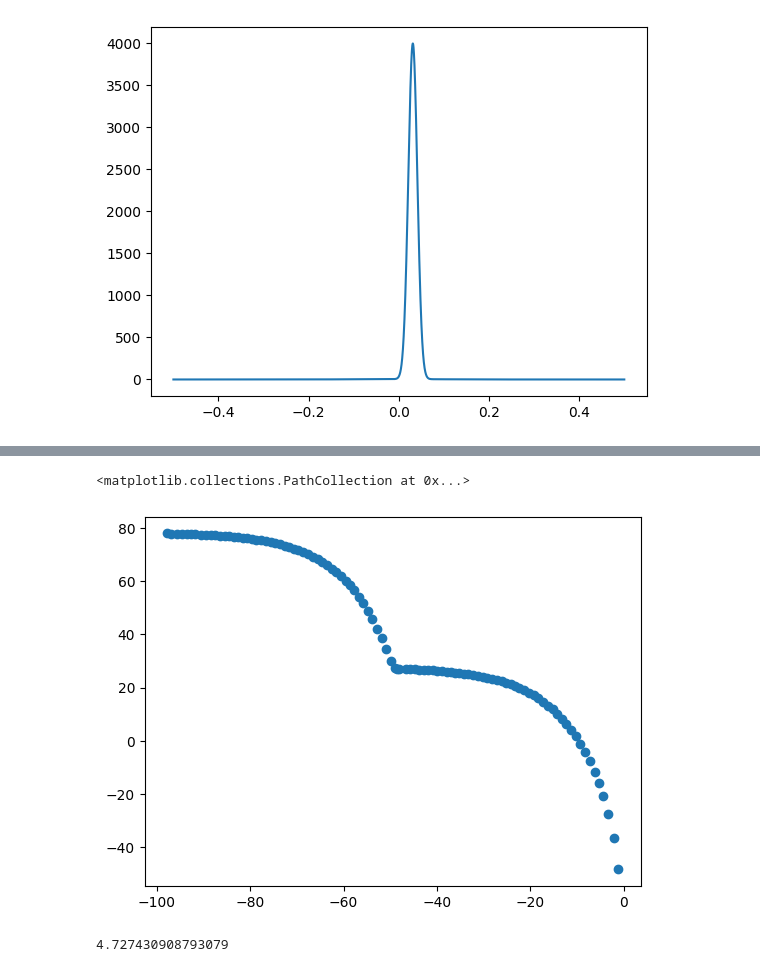
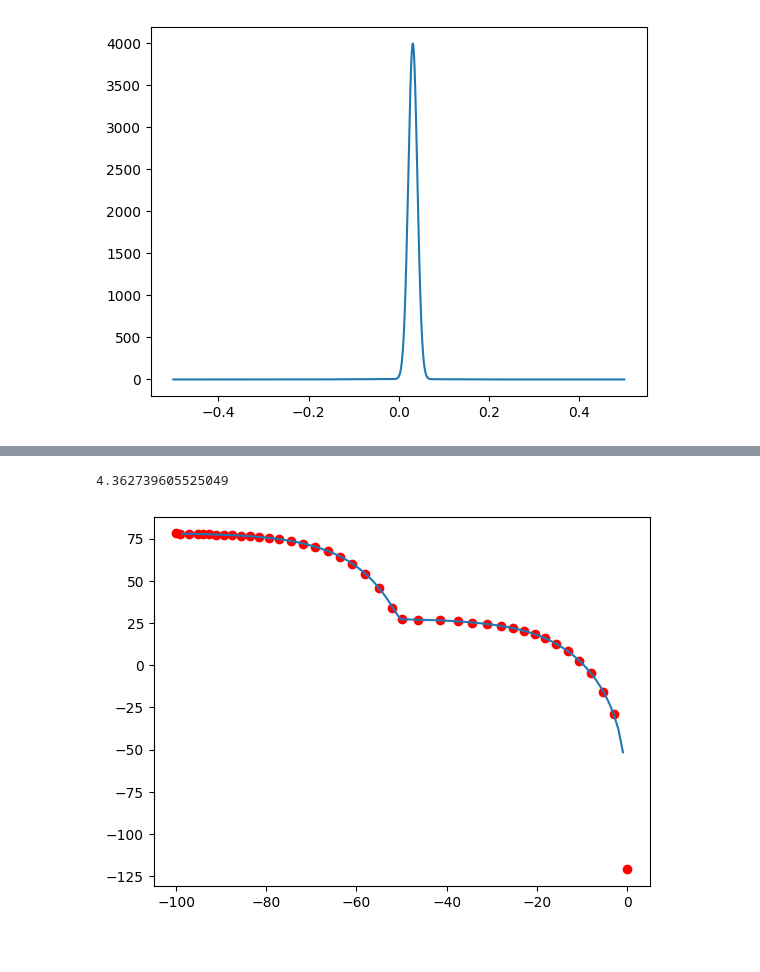
Before and after one commit to thomas-egg/nested_sampling, a Jupyter notebook: examples/spike_slab/sandbox.ipynb, the cells around one changed output, grey strips where cells are left out. Saved outputs shown, nothing was run; the diff lists cells and outputs as text; code cells hidden in the pictures.

```diff
--- a/examples/spike_slab/sandbox.ipynb
+++ b/examples/spike_slab/sandbox.ipynb
@@ -60,31 +60,32 @@ print(np.mean(y))
+# %%
+# Compute logZ
+log_Ls = np.sort(chain['L'])
+logL_bins = [level.log_likelihood_bound for level in list_levels]
+logX_bins = [level.get_log_X for level in list_levels]
+
+# Find the right index
+indices = np.searchsorted(logL_bins, log_Ls, side='right')
+
+# Find the lower and upper boundaries
+upper_bounds = np.array([list_levels[i - 1].get_log_X if i > 0 else None for i in indices])
+lower_bounds = np.array([list_levels[i].get_log_X if i < len(logL_bins) else None for i in indices])
+lower_bounds = np.array([low if low is not None else np.float64(-100.) for low in lower_bounds])
+
+# Compute random uniform logX values
+log_Xs = np.sort([np.random.uniform(lower, upper) for lower, upper in zip(lower_bounds, upper_bounds)])[::-1]
+log_Xs = np.concatenate([[np.finfo(np.float16).eps], log_Xs], axis=0)
+log_ws = np.log(np.exp(log_Xs[:-1]) - np.exp(log_Xs[1:]))
+
+# Get logZ
+log_Z = np.log(np.sum(np.exp(log_ws + log_Ls)))
+print(log_Z)
+# %% [output]
+4.362739605525049
 # %%
 logL = [level.log_likelihood_bound for level in list_levels]
 logX = [level.get_log_X for level in list_levels]
-plt.scatter(logX, logL)
+plt.plot(logX, logL)
+plt.scatter(log_Xs[1:][::100000], log_Ls[::100000], color='red')
+plt.show()
 # %% [output]
-<matplotlib.collections.PathCollection at 0x...>
-[figure, old version]
+[figure, new version]
-# %%
-# Compute logZ
-log_Ls = np.sort(chain['L'])
-logL_bins = [level.log_likelihood_bound for level in list_levels]
-logX_bins = [level.get_log_X for level in list_levels]
-
-# Find the right index
-indices = np.searchsorted(logL_bins, log_Ls, side='right')
-
-# Find the lower and upper boundaries
-upper_bounds = np.array([list_levels[i - 1].get_log_X if i > 0 else None for i in indices])
-lower_bounds = np.array([list_levels[i].get_log_X if i < len(logL_bins) else None for i in indices])
-lower_bounds = np.array([low if low is not None else np.float64(-100.) for low in lower_bounds])
-
-# Compute random uniform logX values
-log_Xs = np.sort([np.random.uniform(lower, upper) for lower, upper in zip(lower_bounds, upper_bounds)])[::-1]
-log_Xs = np.concatenate([[np.finfo(np.float32).eps], log_Xs], axis=0)
-log_ws = np.log(np.exp(log_Xs[:-1]) - np.exp(log_Xs[1:]))
-
-# Get logZ
-log_Z = np.log(np.sum(np.exp(log_ws + log_Ls)))
-print(log_Z)
-# %% [output]
-4.727430908793079
```
Also changed, not shown: parts of 2 cells of this notebook, 1 other file.
